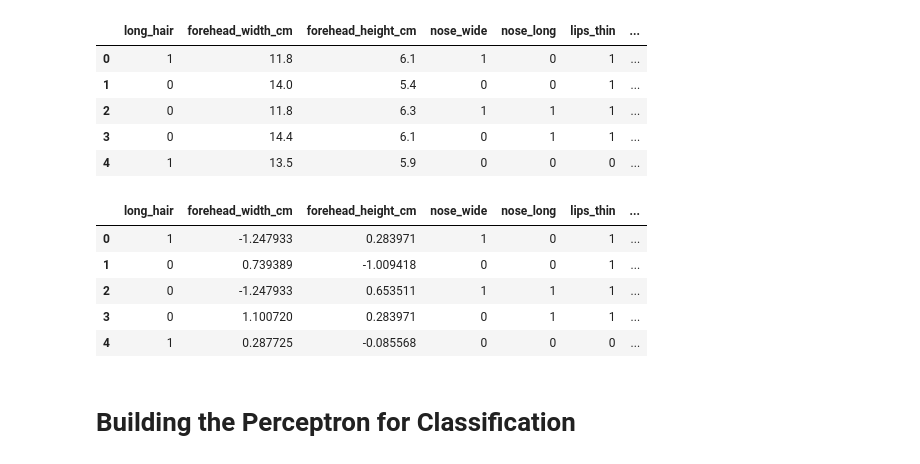
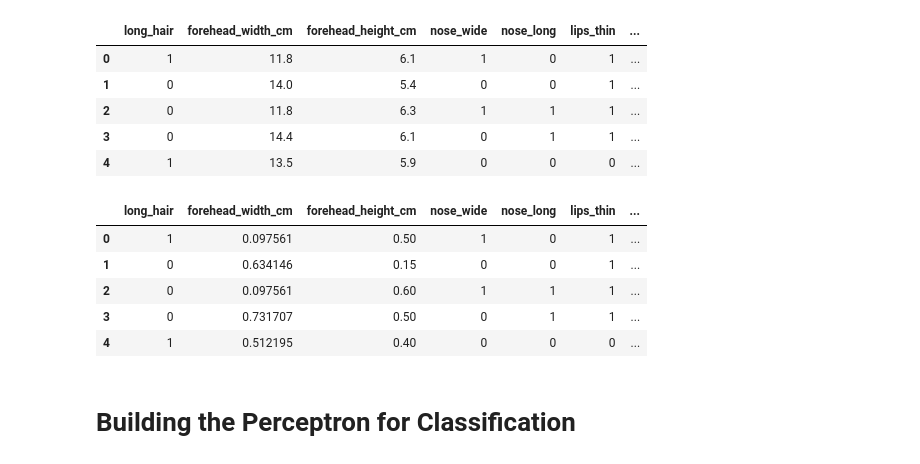
Before and after one commit to indrapaul824/Complete-Deep-Learning-with-PyTorch, a Jupyter notebook: University Course - Code/Perceptron.ipynb, the cells around one changed output. Saved outputs shown, nothing was run; the diff lists cells and outputs as text; code cells hidden in the pictures.

```diff
--- a/University Course - Code/Perceptron.ipynb
+++ b/University Course - Code/Perceptron.ipynb
@@ -60,18 +60,18 @@ data.head()
 | 3 | 0 | 14.4 | 6.1 | 0 | 1 | 1 | ... |
 | 4 | 1 | 13.5 | 5.9 | 0 | 0 | 0 | ... |
 # %%
-scaler = StandardScaler()
+scaler = MinMaxScaler()
 
 std_col = ['forehead_width_cm','forehead_height_cm']
 data[std_col] = scaler.fit_transform(data[std_col])
 data.head()
 # %% [output]
 |  | long_hair | forehead_width_cm | forehead_height_cm | nose_wide | nose_long | lips_thin | ... |
-| 0 | 1 | -1.247933 | 0.283971 | 1 | 0 | 1 | ... |
-| 1 | 0 | 0.739389 | -1.009418 | 0 | 0 | 1 | ... |
-| 2 | 0 | -1.247933 | 0.653511 | 1 | 1 | 1 | ... |
-| 3 | 0 | 1.100720 | 0.283971 | 0 | 1 | 1 | ... |
-| 4 | 1 | 0.287725 | -0.085568 | 0 | 0 | 0 | ... |
+| 0 | 1 | 0.097561 | 0.50 | 1 | 0 | 1 | ... |
+| 1 | 0 | 0.634146 | 0.15 | 0 | 0 | 1 | ... |
+| 2 | 0 | 0.097561 | 0.60 | 1 | 1 | 1 | ... |
+| 3 | 0 | 0.731707 | 0.50 | 0 | 1 | 1 | ... |
+| 4 | 1 | 0.512195 | 0.40 | 0 | 0 | 0 | ... |
 # %% [markdown]
 # Building the Perceptron for Classification
 # %% [markdown]
```
Also changed, not shown: parts of 20 cells of this notebook.
